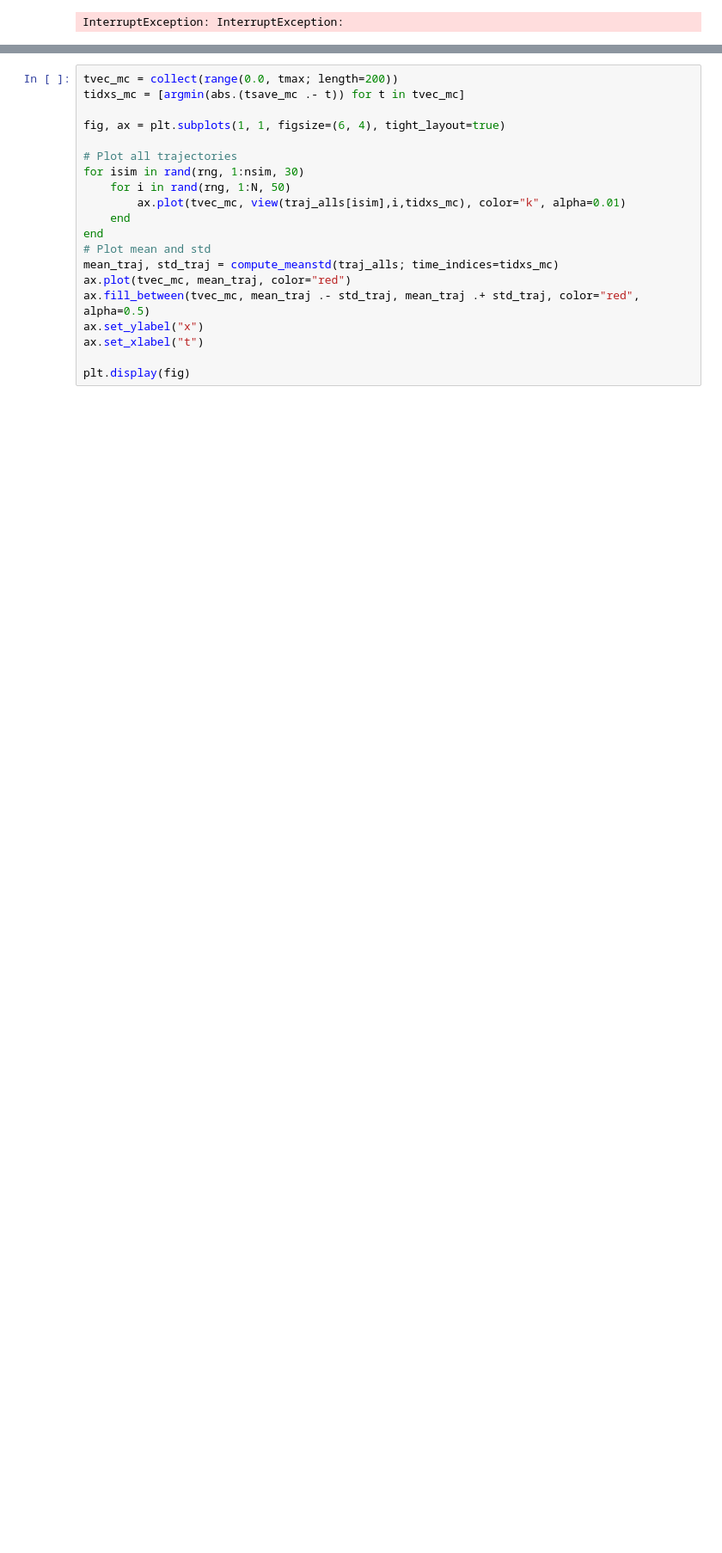
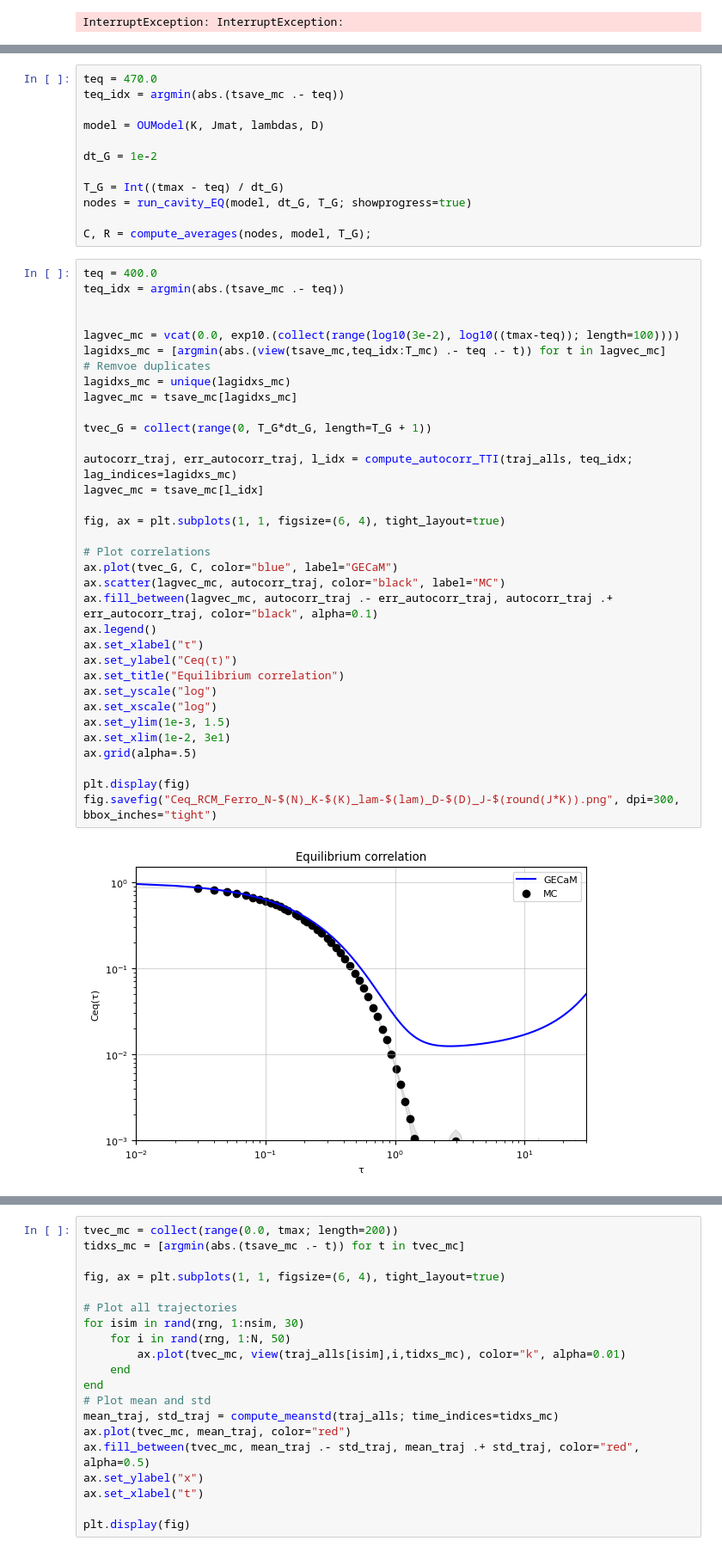
Before and after one commit to Mattiatarabolo/GaussianExpansionCavityMethod.jl, a Jupyter notebook: examples/linear_OrnteinUhlenbeck/test.ipynb, the cells around one changed output, grey strips where cells are left out. Shown: that part at 86% size. Cells and saved outputs as stored; diff of their text form; blank space fills up the shorter version.

```diff
--- a/examples/linear_OrnteinUhlenbeck/test.ipynb
+++ b/examples/linear_OrnteinUhlenbeck/test.ipynb
@@ -112,0 +433,48 @@ InterruptException: InterruptException:
+# %%
+teq = 470.0
+teq_idx = argmin(abs.(tsave_mc .- teq))
+
+model = OUModel(K, Jmat, lambdas, D)
+
+dt_G = 1e-2
+
+T_G = Int((tmax - teq) / dt_G)
+nodes = run_cavity_EQ(model, dt_G, T_G; showprogress=true)
+
+C, R = compute_averages(nodes, model, T_G);
+# %%
+teq = 400.0
+teq_idx = argmin(abs.(tsave_mc .- teq))
+
+
+lagvec_mc = vcat(0.0, exp10.(collect(range(log10(3e-2), log10((tmax-teq)); length=100))))
+lagidxs_mc = [argmin(abs.(view(tsave_mc,teq_idx:T_mc) .- teq .- t)) for t in lagvec_mc]
+# Remvoe duplicates
+lagidxs_mc = unique(lagidxs_mc)
+lagvec_mc = tsave_mc[lagidxs_mc]
+
+tvec_G = collect(range(0, T_G*dt_G, length=T_G + 1))
+
+autocorr_traj, err_autocorr_traj, l_idx = compute_autocorr_TTI(traj_alls, teq_idx; lag_indices=lagidxs_mc)
+lagvec_mc = tsave_mc[l_idx]
+
+fig, ax = plt.subplots(1, 1, figsize=(6, 4), tight_layout=true)
+
+# Plot correlations
+ax.plot(tvec_G, C, color="blue", label="GECaM")
+ax.scatter(lagvec_mc, autocorr_traj, color="black", label="MC")
+ax.fill_between(lagvec_mc, autocorr_traj .- err_autocorr_traj, autocorr_traj .+ err_autocorr_traj, color="black", alpha=0.1)
+ax.legend()
+ax.set_xlabel("τ")
+ax.set_ylabel("Ceq(τ)")
+ax.set_title("Equilibrium correlation")
+ax.set_yscale("log")
+ax.set_xscale("log")
+ax.set_ylim(1e-3, 1.5)
+ax.set_xlim(1e-2, 3e1)
+ax.grid(alpha=.5)
+
+plt.display(fig)
+fig.savefig("Ceq_RCM_Ferro_N-$(N)_K-$(K)_lam-$(lam)_D-$(D)_J-$(round(J*K)).png", dpi=300, bbox_inches="tight")
+# %% [output]
+[figure, added]
```
Also changed, not shown: parts of 60 cells of this notebook, 5 other files.
